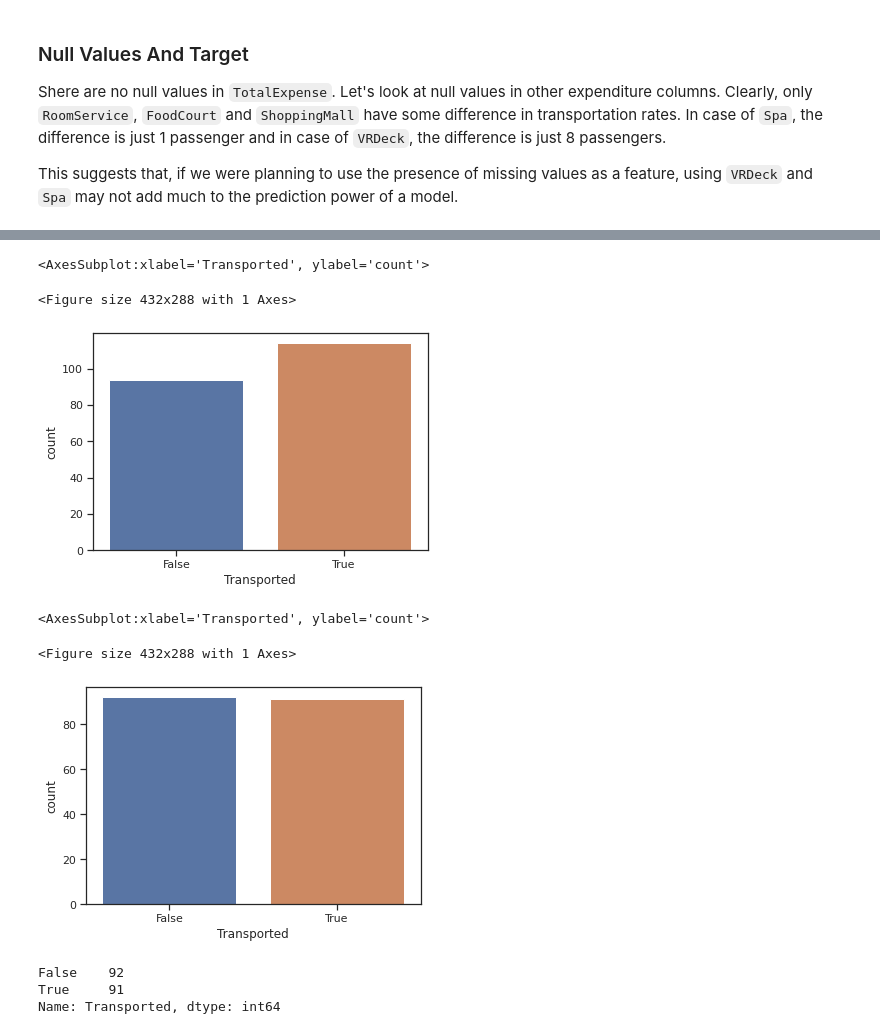
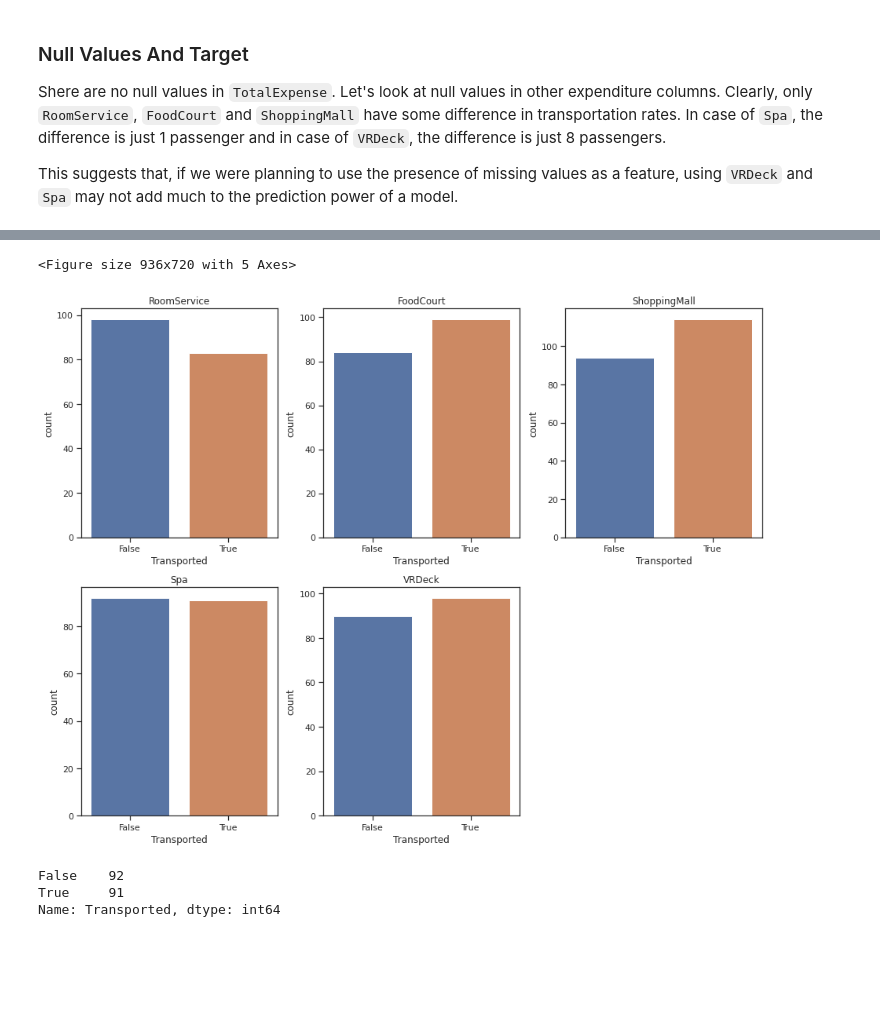
Before and after one commit to MalayAgr/Kaggle-Spaceship-Titanic, a Jupyter notebook: eda.ipynb, the cells around one changed output, grey strips where cells are left out. Cells and saved outputs as stored; diff of their text form; code cells hidden in the pictures; blank space fills up the shorter version.

```diff
--- a/eda.ipynb
+++ b/eda.ipynb
@@ -654,15 +600,18 @@ sns.countplot(data=df[df["FoodCourt"].isna()], x="Transported")
-# %%
-sns.countplot(data=df[df["ShoppingMall"].isna()], x="Transported")
-# %% [output]
-<AxesSubplot:xlabel='Transported', ylabel='count'>
-<Figure size 432x288 with 1 Axes>
-[figure, removed]
-# %%
-sns.countplot(data=df[df["Spa"].isna()], x="Transported")
-# %% [output]
-<AxesSubplot:xlabel='Transported', ylabel='count'>
-<Figure size 432x288 with 1 Axes>
-[figure, removed]
+# %%
+fig, axes = plt.subplots(2, 3, figsize=(13, 10))
+
+# Iterating through axes and names
+for name, ax in zip(expenditure_cols, axes.flatten()):
+    if name == "TotalExpense":
+        continue
+    sns.countplot(data=df[df[name].isna()], x="Transported", ax=ax)
+    ax.set_title(name)
+
+fig.delaxes(axes.flatten()[-1])
+plt.tight_layout()
+# %% [output]
+<Figure size 936x720 with 5 Axes>
+[figure, added]
 # %%
 df[df["Spa"].isna()]["Transported"].value_counts()
 # %% [output]
```
Also changed, not shown: parts of 55 cells of this notebook.
